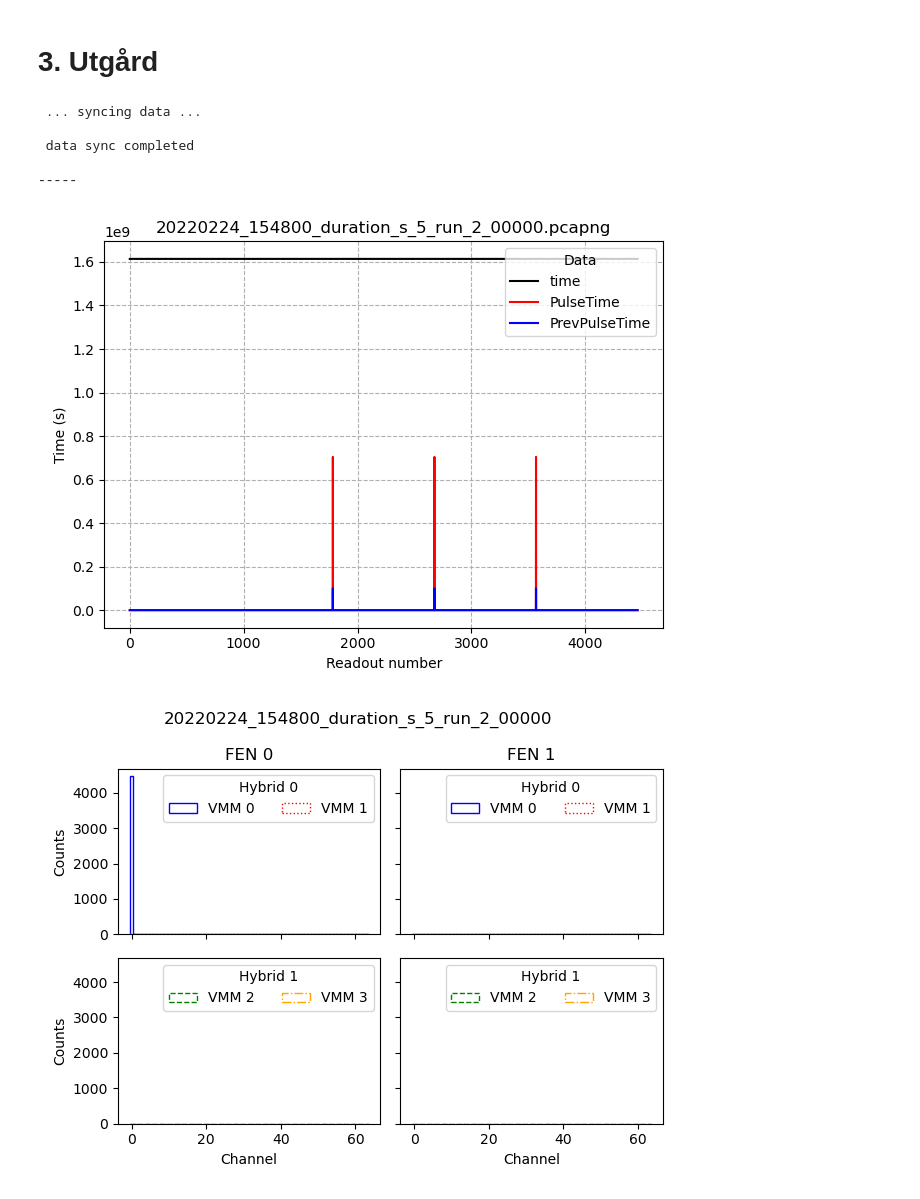
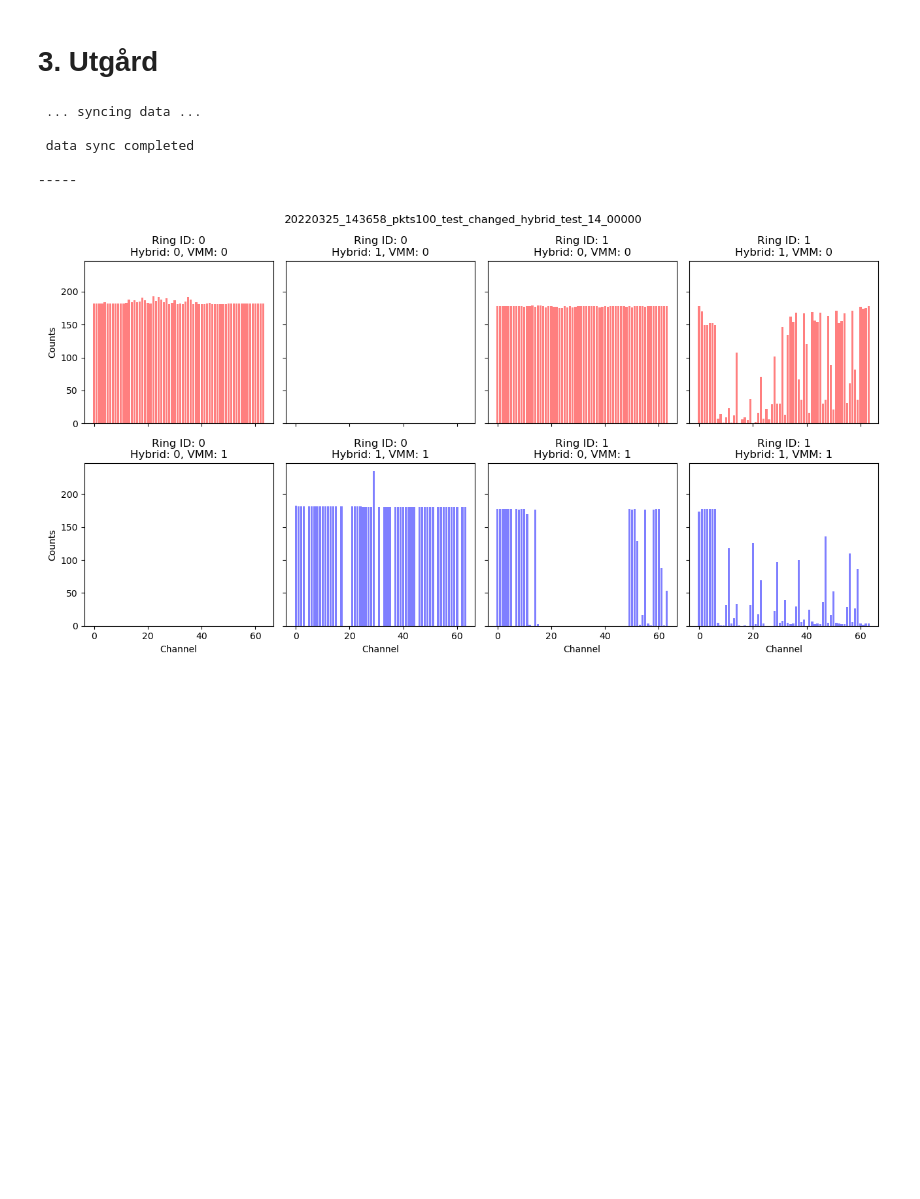
Before and after one commit to ess-dg/mg-let-2022-vmm-analysis, a Jupyter notebook: notebooks/preparations_mg_let.ipynb, the cells around one changed output. Cells and saved outputs as stored; diff of their text form; code cells hidden in the pictures; blank space fills up the shorter version.

Commit message:
Added debugging tools

```diff
--- a/notebooks/preparations_mg_let.ipynb
+++ b/notebooks/preparations_mg_let.ipynb
@@ -149,24 +146,23 @@ mg_plot.plot_3D_hist(df_clusters_cspec_for_alex_2, 'cspec_for_alex_2')
 # 3. Utgård<a class="anchor" id="UTGÅRD"></a>
 # %%
 # Define data paths
-remote_data_folder = 'essdaq@172.30.244.233:~/pcaps/'
-local_data_folder = '/Users/alexanderbackis/Documents/code/mg-let-2022-vmm-analysis/data/readout_tests/'
+remote_data_folder = 'essdaq@172.30.244.19:~/let_utgard_data/'
+local_data_folder = '/Users/alexanderbackis/Documents/code/mg-let-2022-vmm-analysis/data/let_utgard_data/'
 # Update data
 update_data(remote_data_folder, local_data_folder)
 # Declare path to file of interest
-file_name = '20220224_154800_duration_s_5_run_2_00000'
+file_name = '20220325_143658_pkts100_test_changed_hybrid_test_14_00000'
 file_path = local_data_folder + file_name + '.pcapng'
 # Import  data
 df_run_0 = mg_read.read_vmm_data(file_path)
-mg_debug.plot_channel_histograms(df_run_0, file_name)
-mg_debug.plot_adc_histograms(df_run_0, file_name)
-mg_debug.plot_channel_vs_adc_2d_histograms(df_run_0, file_name)
-mg_debug.plot_time_stamp(df_run_0, TIME_RESOLUTION, file_name)
+mg_debug.plot_channel_histograms_large(df_run_0, file_name)
+#mg_debug.plot_adc_histograms(df_run_0, file_name)
+#mg_debug.plot_channel_vs_adc_2d_histograms(df_run_0, file_name)
+#mg_debug.plot_time_stamp(df_run_0, TIME_RESOLUTION, file_name)
 # %% [output]
  ... syncing data ...
 
  data sync completed
 
 -----
-[figure, old version]
+[figure, new version]
-[figure, removed]
```
Also changed, not shown: parts of 20 cells of this notebook, 1 other file.
